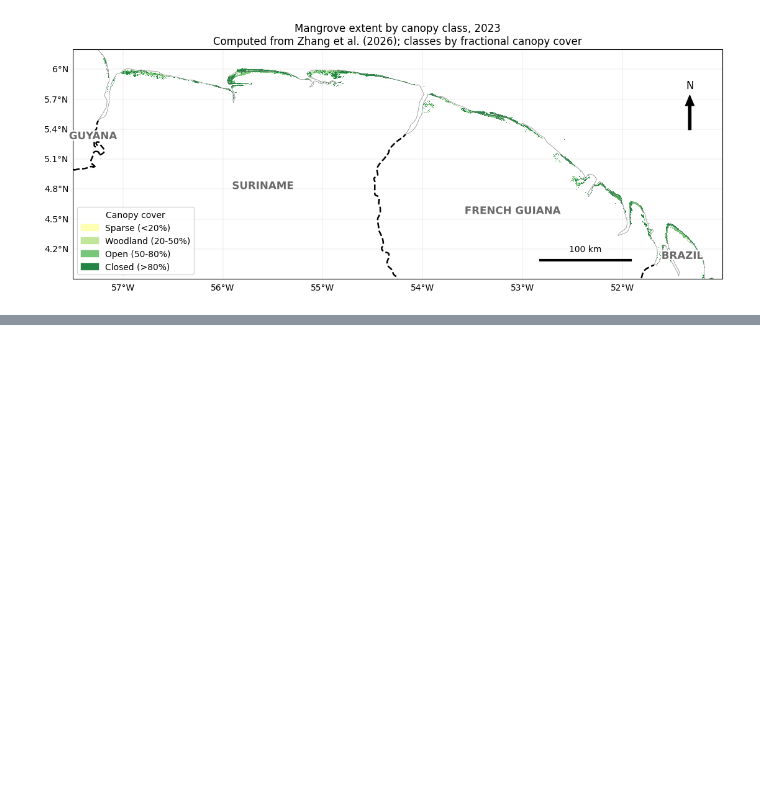
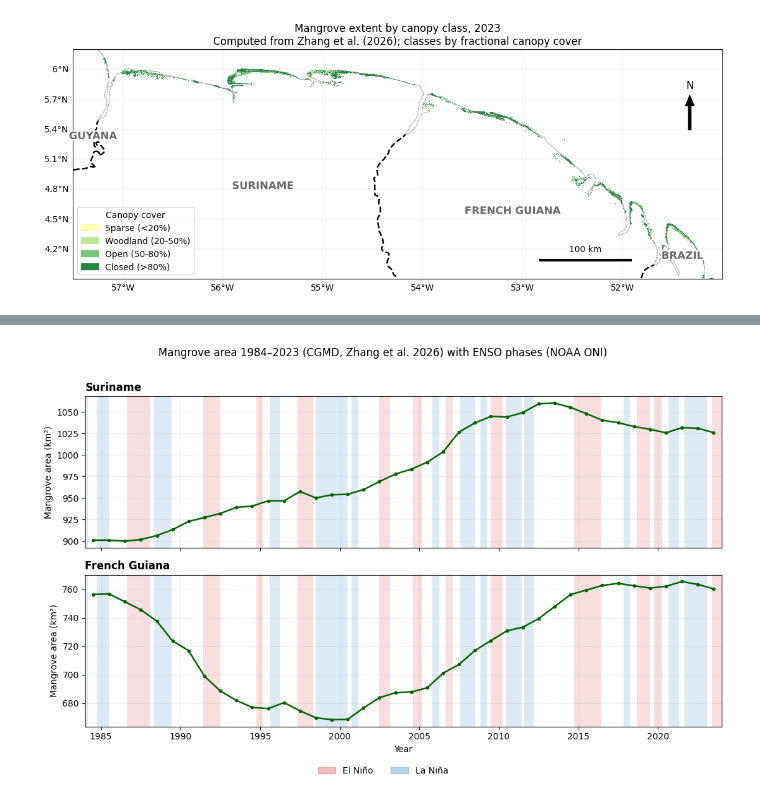
Before and after one commit to L1laBan3/Suriname-Mangrove-Project, a Jupyter notebook: InitialPlots.ipynb, the cells around one changed output, grey strips where cells are left out. Saved outputs shown, nothing was run; the diff lists cells and outputs as text; code cells hidden in the pictures; blank space fills up the shorter version.

```diff
--- a/InitialPlots.ipynb
+++ b/InitialPlots.ipynb
@@ -664,0 +585,58 @@ plot_weekly("frenchguiana_ampm_2004_2023.csv", "French Guiana")
+# %%
+import pandas as pd
+import matplotlib.pyplot as plt
+from matplotlib.patches import Patch
+
+# --- Mangrove area ---
+area = pd.read_csv("mangrove_area_clipped_by_year.csv", usecols=["year", "country", "area_km2"])
+area["year"] = area["year"].astype(int)
+area["x"] = area["year"] + 0.5   # plot each year at mid-year
+
+# --- ONI from NOAA CPC ---
+oni = pd.read_csv("https://www.cpc.ncep.noaa.gov/data/indices/oni.ascii.txt", sep=r"\s+")
+center_month = {"DJF":1,"JFM":2,"FMA":3,"MAM":4,"AMJ":5,"MJJ":6,
+                "JJA":7,"JAS":8,"ASO":9,"SON":10,"OND":11,"NDJ":12}
+oni["x"] = oni["YR"] + (oni["SEAS"].map(center_month) - 0.5) / 12
+
+# NOAA definition: 5+ consecutive seasons at or beyond +/-0.5
+def episodes(hit):
+    run_id = (hit != hit.shift()).cumsum()
+    return hit & (hit.groupby(run_id).transform("size") >= 5)
+
+oni["nino"] = episodes(oni["ANOM"] >= 0.5)
+oni["nina"] = episodes(oni["ANOM"] <= -0.5)
+oni = oni[(oni["x"] >= 1984) & (oni["x"] < 2024)].reset_index(drop=True)
+
+def spans(flag):
+    run_id = (flag != flag.shift()).cumsum()
+    for _, g in oni[flag].groupby(run_id[flag]):
+        yield g["x"].min() - 1/24, g["x"].max() + 1/24
+
+# --- Plot ---
+countries = ["Suriname", "French Guiana"]
+fig, axes = plt.subplots(2, 1, figsize=(11, 7), sharex=True)
+
+for ax, country in zip(axes, countries):
+    for start, end in spans(oni["nino"]):
+        ax.axvspan(start, end, color="tab:red", alpha=0.15, lw=0)
+    for start, end in spans(oni["nina"]):
+        ax.axvspan(start, end, color="tab:blue", alpha=0.15, lw=0)
+
+    d = area[area["country"] == country].sort_values("year")
+    ax.plot(d["x"], d["area_km2"], color="darkgreen", marker="o", ms=3, lw=1.8)
+    ax.set_title(country, loc="left", fontweight="bold")
+    ax.set_ylabel("Mangrove area (km²)")
+    ax.grid(alpha=0.3, ls="--")
+
+axes[-1].set_xlim(1984, 2024)
+axes[-1].set_xlabel("Year")
+
+handles = [Patch(color="tab:red", alpha=0.3, label="El Niño"),
+           Patch(color="tab:blue", alpha=0.3, label="La Niña")]
+fig.legend(handles=handles, loc="lower center", ncol=2, frameon=False)
+fig.suptitle("Mangrove area 1984–2023 (CGMD, Zhang et al. 2026) with ENSO phases (NOAA ONI)")
+fig.tight_layout(rect=[0, 0.04, 1, 0.97])
+fig.savefig("mangrove_area_enso.png", dpi=200)
+plt.show()
+# %% [output]
+[figure, added]
```
Also changed, not shown: parts of 2 cells of this notebook, 4 other files.
